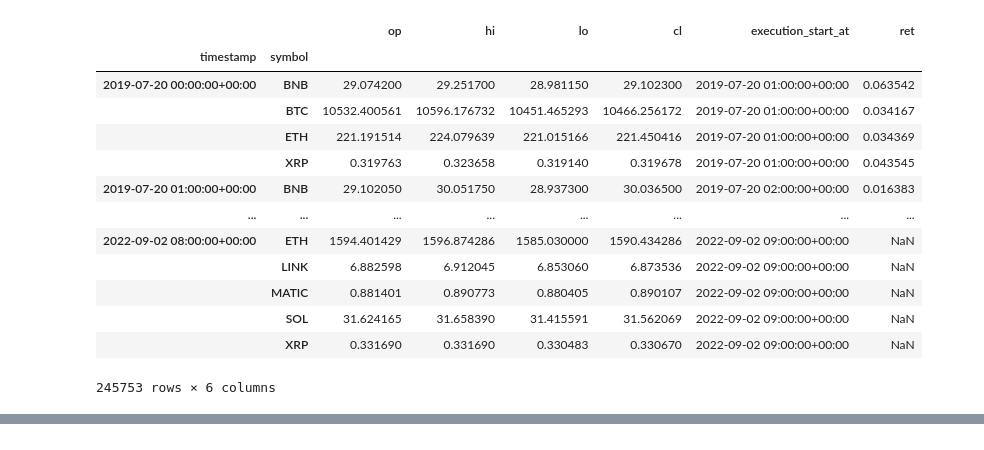
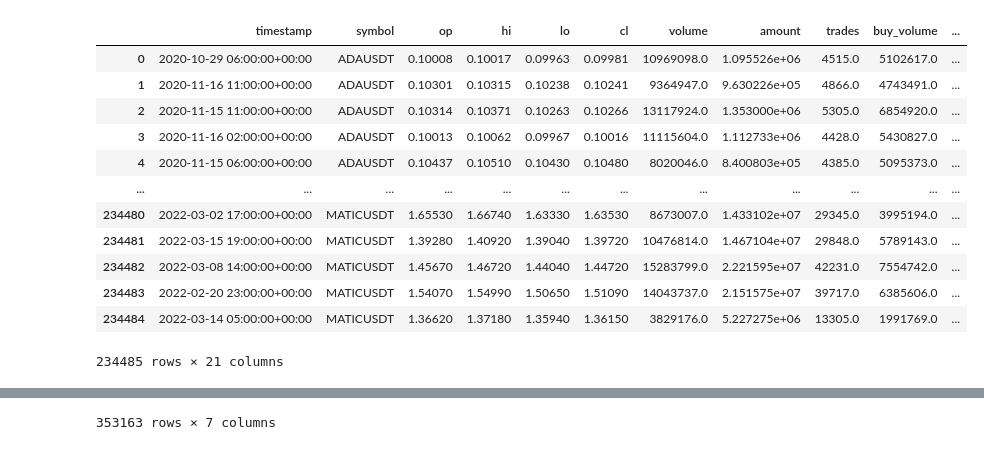
Before and after one commit to richmanbtc/alphapool-model, a Jupyter notebook: notebooks/20220907_beta.ipynb, the cells around one changed output, grey strips where cells are left out. Cells and saved outputs as stored; diff of their text form; code cells hidden in the pictures.

```diff
--- a/notebooks/20220907_beta.ipynb
+++ b/notebooks/20220907_beta.ipynb
@@ -13,6 +13,7 @@ from scipy.stats import pearsonr
 import matplotlib.pyplot as plt
 import lightgbm as lgb
 import talib
+import joblib
 
 import src
 from src.ml_utils import (
@@ -25,4 +26,13 @@ from src.ml_utils import (
     unbiased_rank,
     ewm_finite,
 )
+from src.data_fetcher import DataFetcher
 cloudpickle.register_pickle_by_value(src) # for model portability
+
+os.environ["USE_JOBLIB_MEMORY"] = "1"
+
+def get_joblib_memory():
+    if os.getenv('USE_JOBLIB_MEMORY'):
+        return joblib.Memory('/tmp/alphapool_joblib_memory', verbose=0)
+    else:
+        return joblib.Memory(None, verbose=0)
@@ -29,21 +105,50 @@ cloudpickle.register_pickle_by_value(src) # for model portability
 # %%
-# symbols = 'BTC,ETH'.split(',')
 symbols = os.getenv('ALPHAPOOL_SYMBOLS').split(',') # 売買代金が多く、古いもの
-df = fetch_ohlcv(symbols=symbols, with_target=True)
-df.to_pickle('/tmp/df.pkl')
+# symbols += 'DOGE,SFP,DYDX,AXS,CHZ,TRX,MASK,ETC,LTC,1000SHIB,C98,SAND,SUSHI,NEAR,FIL'.split(',')
+# symbols += 'SFP,DYDX,AXS,TRX,MASK,ETC,LTC,1000SHIB,C98,SAND,SUSHI,NEAR,FIL'.split(',')
+# symbols = ['ADA', 'ATOM', 'BTC', 'DOT', 'ETH', 'LINK', 'MATIC', 'XRP', 'ETC', 'LTC']
+
+provider_configs = [
+    {
+        'provider': 'bigquery',
+        'options': {
+            'table': 'binance_ohlcv',
+            'symbols': ['{}USDT'.format(x) for x in symbols],
+        }
+    },
+]
+
+dfs = DataFetcher(memory=get_joblib_memory()).fetch(
+    provider_configs=provider_configs,
+    min_timestamp=None,
+)
+
+for df in dfs:
+    display(df)
+
+def merge_data(dfs):
+    df = dfs[0]
+    df['symbol'] = df['symbol'].str.replace('USDT', '')
+    df = df.set_index(['timestamp', 'symbol']).sort_index()
+    return df
+
+df = merge_data(dfs)
+df = merge_kraken_data(df)
+
+df = df.dropna()
+df.to_pickle('/tmp/df_binance_ohlcv_extended.pkl')
 display(df)
 # %% [output]
-|  |  | op | hi | lo | cl | execution_start_at | ret |
-| timestamp | symbol |  |  |  |  |  |  |
-| 2019-07-20 00:00:00+00:00 | BNB | 29.074200 | 29.251700 | 28.981150 | 29.102300 | 2019-07-20 01:00:00+00:00 | 0.063542 |
-|  | BTC | 10532.400561 | 10596.176732 | 10451.465293 | 10466.256172 | 2019-07-20 01:00:00+00:00 | 0.034167 |
-|  | ETH | 221.191514 | 224.079639 | 221.015166 | 221.450416 | 2019-07-20 01:00:00+00:00 | 0.034369 |
-|  | XRP | 0.319763 | 0.323658 | 0.319140 | 0.319678 | 2019-07-20 01:00:00+00:00 | 0.043545 |
-| 2019-07-20 01:00:00+00:00 | BNB | 29.102050 | 30.051750 | 28.937300 | 30.036500 | 2019-07-20 02:00:00+00:00 | 0.016383 |
-| ... | ... | ... | ... | ... | ... | ... | ... |
-| 2022-09-02 08:00:00+00:00 | ETH | 1594.401429 | 1596.874286 | 1585.030000 | 1590.434286 | 2022-09-02 09:00:00+00:00 | NaN |
-|  | LINK | 6.882598 | 6.912045 | 6.853060 | 6.873536 | 2022-09-02 09:00:00+00:00 | NaN |
-|  | MATIC | 0.881401 | 0.890773 | 0.880405 | 0.890107 | 2022-09-02 09:00:00+00:00 | NaN |
-|  | SOL | 31.624165 | 31.658390 | 31.415591 | 31.562069 | 2022-09-02 09:00:00+00:00 | NaN |
-|  | XRP | 0.331690 | 0.331690 | 0.330483 | 0.330670 | 2022-09-02 09:00:00+00:00 | NaN |
+|  | timestamp | symbol | op | hi | lo | cl | volume | amount | trades | buy_volume | ... |
+| 0 | 2020-10-29 06:00:00+00:00 | ADAUSDT | 0.10008 | 0.10017 | 0.09963 | 0.09981 | 10969098.0 | 1.095526e+06 | 4515.0 | 5102617.0 | ... |
+| 1 | 2020-11-16 11:00:00+00:00 | ADAUSDT | 0.10301 | 0.10315 | 0.10238 | 0.10241 | 9364947.0 | 9.630226e+05 | 4866.0 | 4743491.0 | ... |
+| 2 | 2020-11-15 11:00:00+00:00 | ADAUSDT | 0.10314 | 0.10371 | 0.10263 | 0.10266 | 13117924.0 | 1.353000e+06 | 5305.0 | 6854920.0 | ... |
+| 3 | 2020-11-16 02:00:00+00:00 | ADAUSDT | 0.10013 | 0.10062 | 0.09967 | 0.10016 | 11115604.0 | 1.112733e+06 | 4428.0 | 5430827.0 | ... |
+| 4 | 2020-11-15 06:00:00+00:00 | ADAUSDT | 0.10437 | 0.10510 | 0.10430 | 0.10480 | 8020046.0 | 8.400803e+05 | 4385.0 | 5095373.0 | ... |
+| ... | ... | ... | ... | ... | ... | ... | ... | ... | ... | ... | ... |
+| 234480 | 2022-03-02 17:00:00+00:00 | MATICUSDT | 1.65530 | 1.66740 | 1.63330 | 1.63530 | 8673007.0 | 1.433102e+07 | 29345.0 | 3995194.0 | ... |
+| 234481 | 2022-03-15 19:00:00+00:00 | MATICUSDT | 1.39280 | 1.40920 | 1.39040 | 1.39720 | 10476814.0 | 1.467104e+07 | 29848.0 | 5789143.0 | ... |
+| 234482 | 2022-03-08 14:00:00+00:00 | MATICUSDT | 1.45670 | 1.46720 | 1.44040 | 1.44720 | 15283799.0 | 2.221595e+07 | 42231.0 | 7554742.0 | ... |
+| 234483 | 2022-02-20 23:00:00+00:00 | MATICUSDT | 1.54070 | 1.54990 | 1.50650 | 1.51090 | 14043737.0 | 2.151575e+07 | 39717.0 | 6385606.0 | ... |
+| 234484 | 2022-03-14 05:00:00+00:00 | MATICUSDT | 1.36620 | 1.37180 | 1.35940 | 1.36150 | 3829176.0 | 5.227275e+06 | 13305.0 | 1991769.0 | ... |
-245753 rows × 6 columns
+234485 rows × 21 columns
@@ -50,3 +168,4 @@ display(df)
+353163 rows × 7 columns
 # %%
 
 from sklearn.preprocessing import StandardScaler
```
Also changed, not shown: parts of 5 cells of this notebook, 1 other file.
